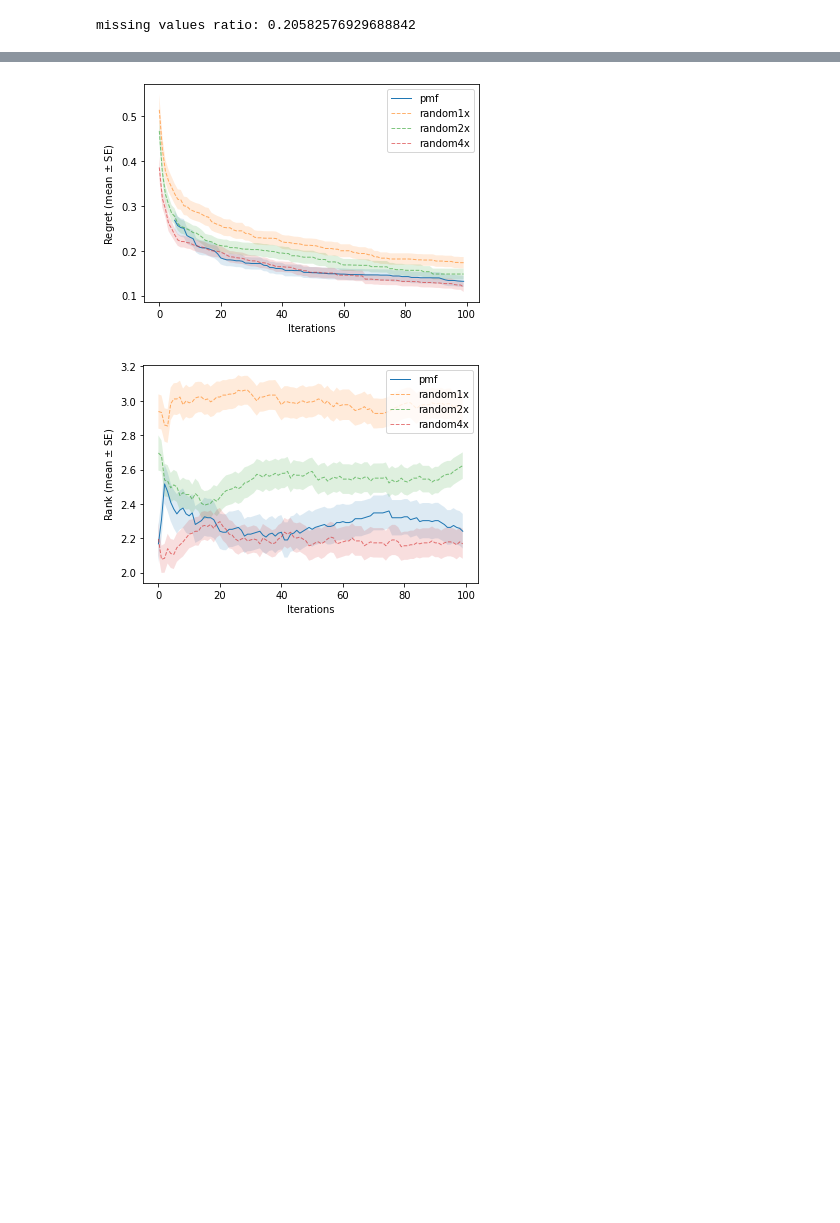
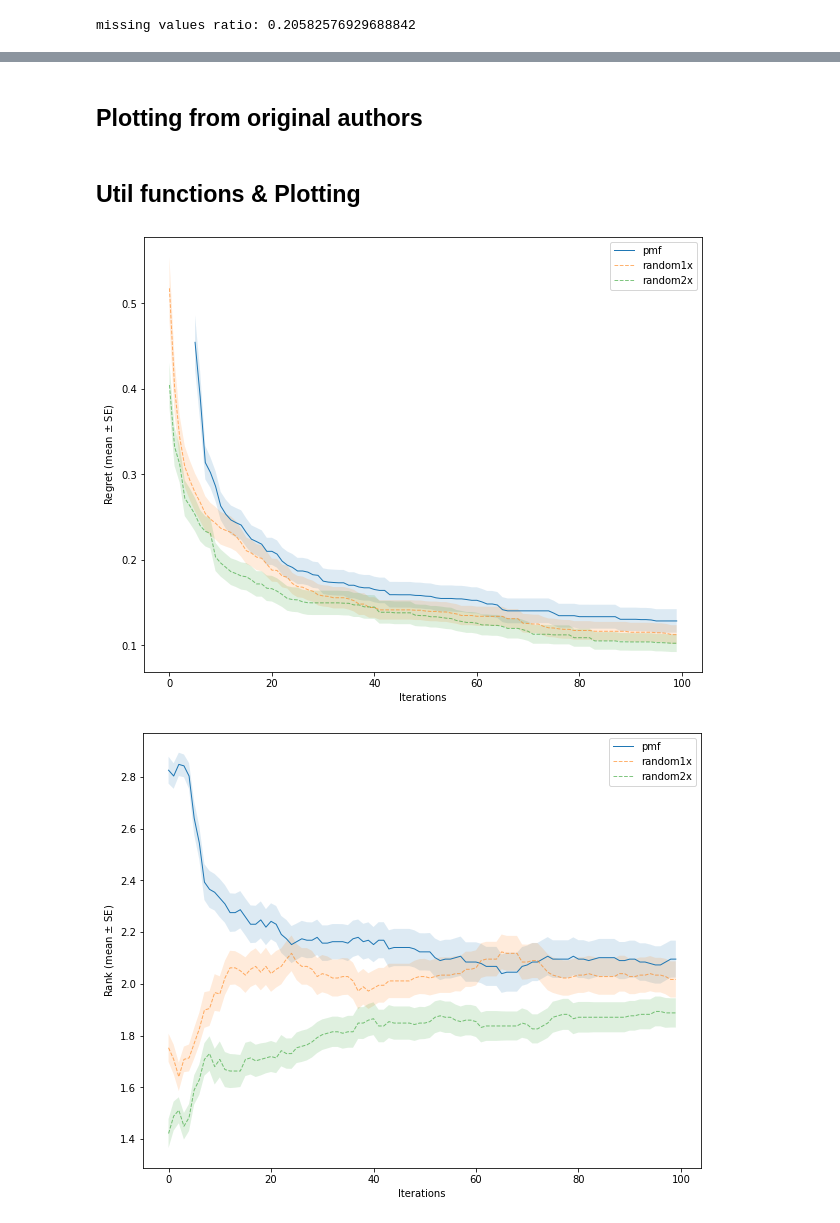
Before and after one commit to davidroschewitz/pmf-automl-dr, a Jupyter notebook: notebooks/Analysis.ipynb, the cells around one changed output, grey strips where cells are left out. Saved outputs shown, nothing was run; the diff lists cells and outputs as text; code cells hidden in the pictures; blank space fills up the shorter version.

Commit message:
experimental setup

```diff
--- a/notebooks/Analysis.ipynb
+++ b/notebooks/Analysis.ipynb
@@ -12,13 +19,3 @@ init_X = pd.read_csv('../all_normalized_accuracy_with_pipelineID.csv')
 print('missing values ratio:', np.sum(np.sum(init_X.isna()).values) / (init_X.shape[0] * init_X.shape[1]))
 # %% [output]
 missing values ratio: 0.20582576929688842
-# %%
-experiment = 'checkpoints'
-
-f = open("../" + experiment + "/results.pkl","rb")
-results = pickle.load(f)
-f.close()
-
-f = open("../" + experiment + "/X_itFinal.pkl","rb")
-X = pickle.load(f)
-f.close()
@@ -25,3 +40,5 @@ f.close()
+# %% [markdown]
+## Plotting from original authors
 # %%
 def patch_plot(ax, x, y, yl, yu, label):
 
@@ -33,6 +50,7 @@ def patch_plot(ax, x, y, yl, yu, label):
 
 def plot_comparison(n_evals, regrets, PLOT_TYPE='mean', pct_values=[25,50,75]):
 
+    plt.figure(figsize=(10,8))
     plt.xlabel('Iterations')
     ax = plt.gca()
 
@@ -76,9 +94,38 @@ def compare_ranks(regrets, num_decimals=10):
     plot_comparison(n_evals, ranks)
     plt.ylabel('Rank (mean $\pm$ SE)')
     plt.show()
+# %% [markdown]
+## Util functions & Plotting
+# %%
+def get_results_X(experiment):
+    try:
+        f = open("../" + experiment + "/results.pkl","rb")
+        results = pickle.load(f)
+        f.close()
+    except:
+        results = None
+
+    f = open("../" + experiment + "/X_itFinal.pkl","rb")
+    X = pickle.load(f)
+    f.close()
+
+    return results, X
+
+def plot_LD(X, perf, ld_1, ld_2=None):
+    if ld_2 is None:
+        ld_2 = ld_1 + 1
+
+    plt.figure(figsize=(10,8))
+    plt.scatter(X[:,ld_1], X[:,ld_2], c=perf, s=2, cmap='RdYlGn');
+    plt.title('Performance in Latent Space')
+    plt.xlabel('Latent Dimension ' + str(ld_1))
+    plt.ylabel('Latent Dimension ' + str(ld_2))
+    plt.show()
 # %%
+results, _ = get_results_X('output/sparse')
+
 compare_regrets(results);
 compare_ranks(results);
 # %% [output]
-[figure, old version]
+[figure, new version]
-[figure, old version]
+[figure, new version]
```
Also changed, not shown: parts of 5 cells of this notebook, 5 other files.
